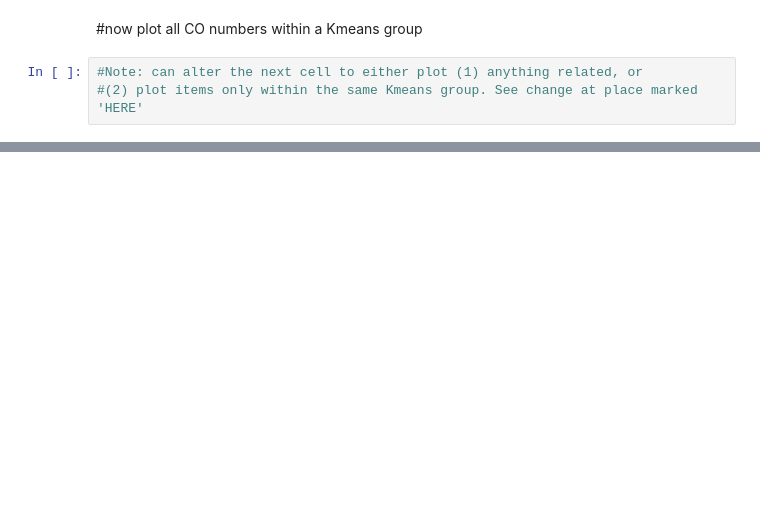
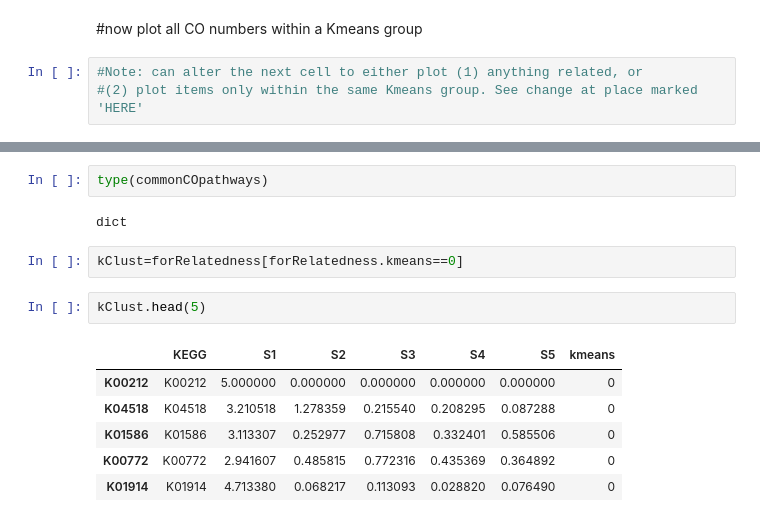
Before and after one commit to KujawinskiLaboratory/NB_Distribution, a Jupyter notebook: Linking CO and KOs.KL.ipynb, the cells around one changed output, grey strips where cells are left out. Cells and saved outputs as stored; diff of their text form; blank space fills up the shorter version.

```diff
--- a/Linking CO and KOs.KL.ipynb
+++ b/Linking CO and KOs.KL.ipynb
@@ -1568,0 +1633,15 @@ Counter({u'map01130': 19, u'map00360': 15, u'map01061': 14, u'map00627': 12, u'm
+# %%
+type(commonCOpathways)
+# %% [output]
+dict
+# %%
+kClust=forRelatedness[forRelatedness.kmeans==0]
+# %%
+kClust.head(5)
+# %% [output]
+|  | KEGG | S1 | S2 | S3 | S4 | S5 | kmeans |
+| K00212 | K00212 | 5.000000 | 0.000000 | 0.000000 | 0.000000 | 0.000000 | 0 |
+| K04518 | K04518 | 3.210518 | 1.278359 | 0.215540 | 0.208295 | 0.087288 | 0 |
+| K01586 | K01586 | 3.113307 | 0.252977 | 0.715808 | 0.332401 | 0.585506 | 0 |
+| K00772 | K00772 | 2.941607 | 0.485815 | 0.772316 | 0.435369 | 0.364892 | 0 |
+| K01914 | K01914 | 4.713380 | 0.068217 | 0.113093 | 0.028820 | 0.076490 | 0 |
```
Also changed, not shown: parts of 68 cells of this notebook, 55 other files.
